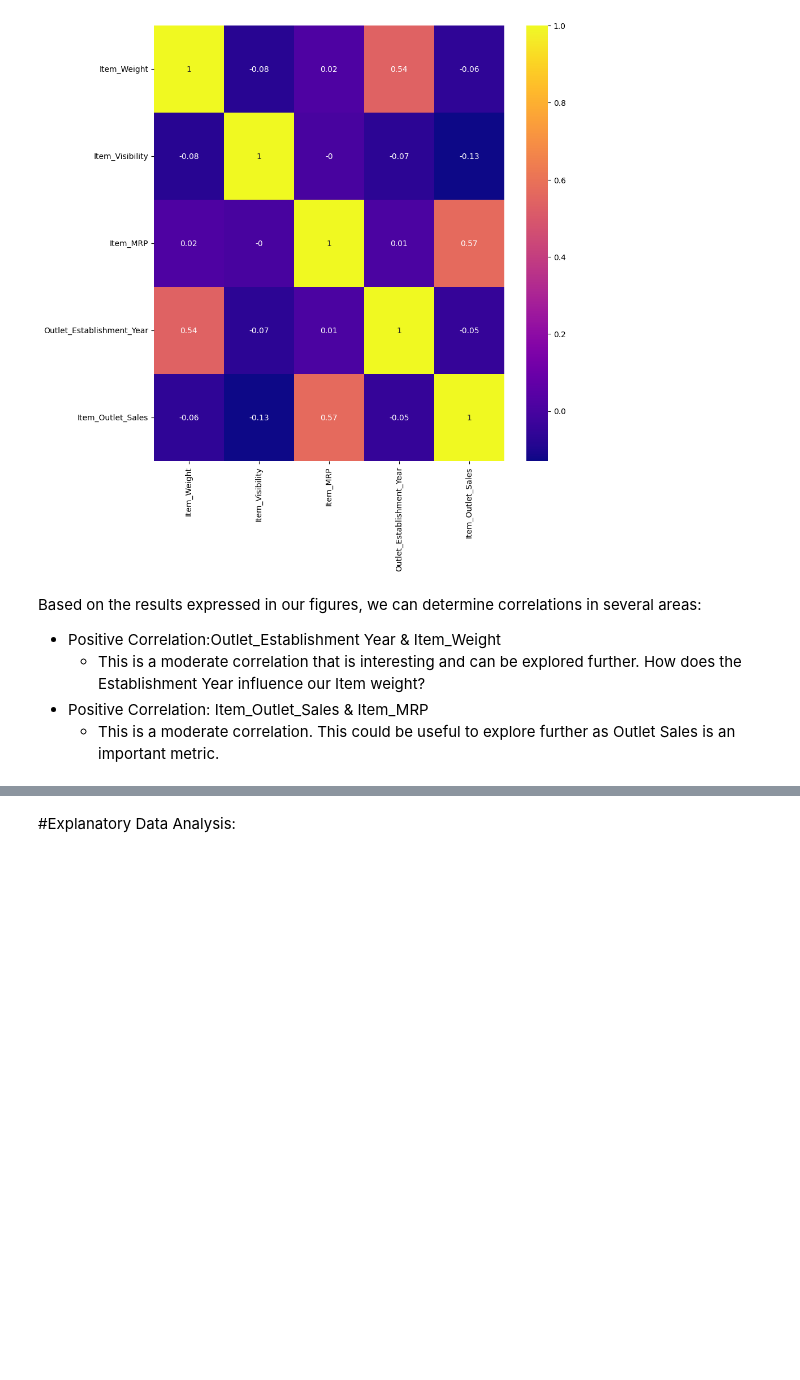
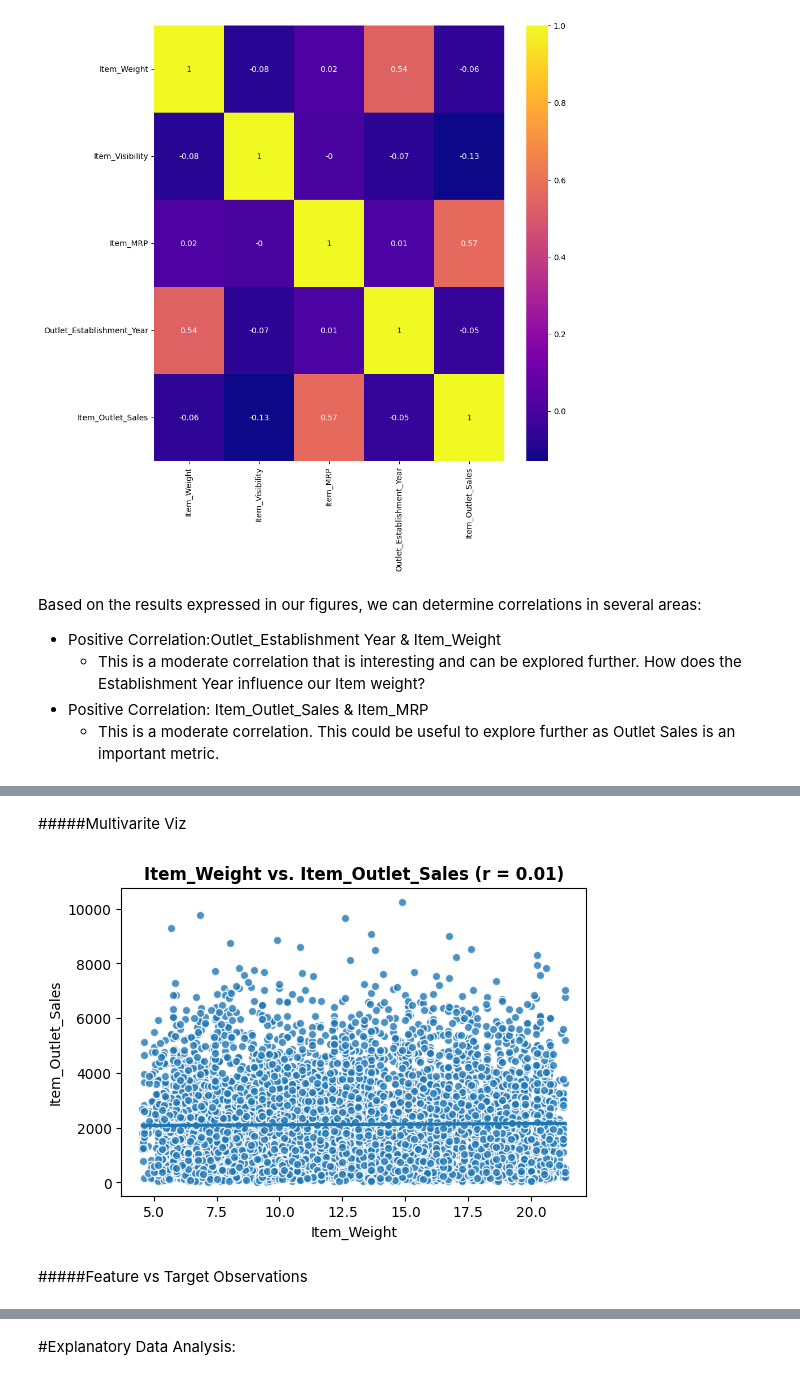
Before and after one commit to Dr-Schmoctor/sales-predictions, a Jupyter notebook: Prediction_of_Product_Sales.ipynb, the cells around one changed output, grey strips where cells are left out. Drawn from its saved outputs; the diff is of its cells as text; code cells hidden in the pictures; blank space fills up the shorter version.

```diff
--- a/Prediction_of_Product_Sales.ipynb
+++ b/Prediction_of_Product_Sales.ipynb
@@ -702,0 +1015,8 @@ Based on the results expressed in our figures, we can determine correlations in
+# %% [markdown]
+#####Multivarite Viz
+# %%
+plot_numeric_vs_target(temp_df, feature);
+# %% [output]
+[figure, added]
+# %% [markdown]
+#####Feature vs Target Observations
```
Also changed, not shown: parts of 108 cells of this notebook.
